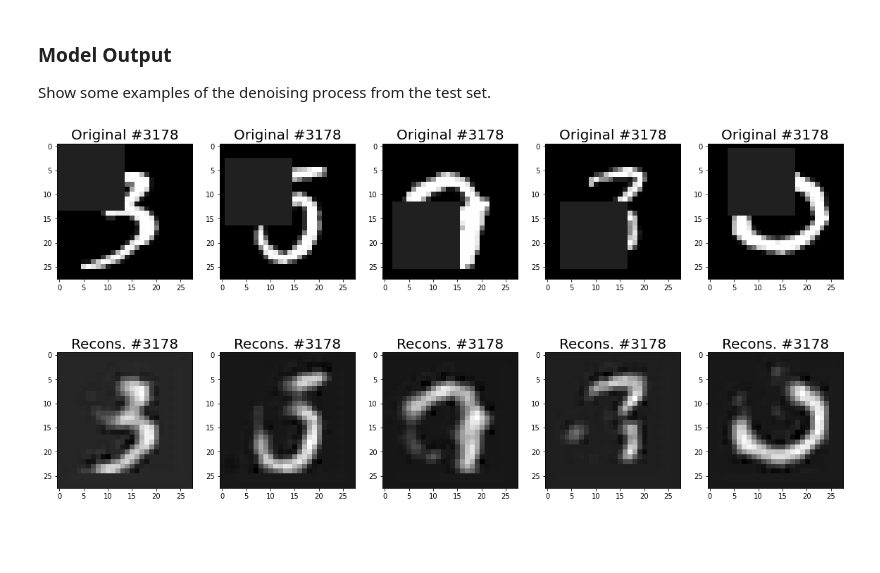
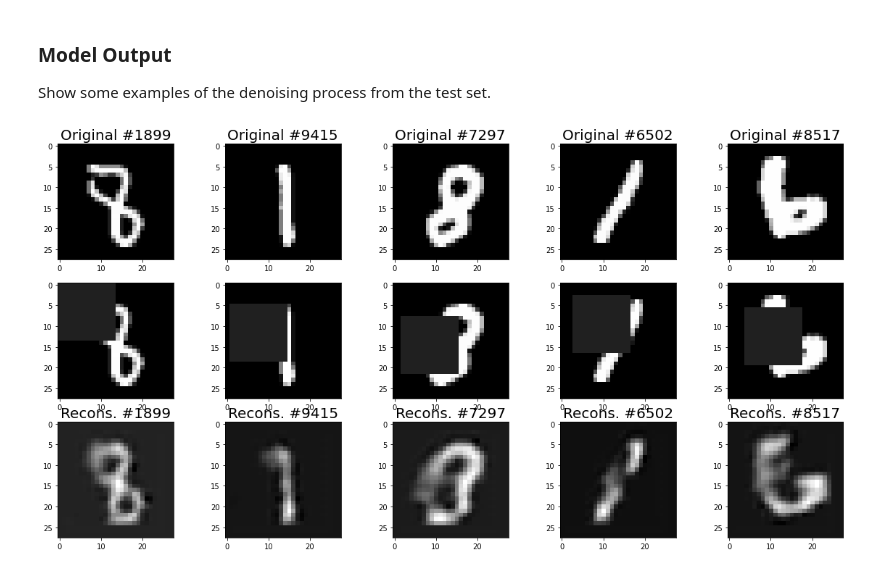
Before and after one commit to sharma-apoorv/Deep-Learning, a Jupyter notebook: Homework/4_AutoEncoders/DATA_598_HW_4.ipynb, the cells around one changed output. Cells and saved outputs as stored; diff of their text form; code cells hidden in the pictures; blank space fills up the shorter version.

Commit message:
Corrected loss function + re-run

```diff
--- a/Homework/4_AutoEncoders/DATA_598_HW_4.ipynb
+++ b/Homework/4_AutoEncoders/DATA_598_HW_4.ipynb
@@ -157,11 +154,0 @@ class AutoEncoder(torch.nn.Module):
-# %%
-def loss_function(true_images, reconstructed_images):  # square loss
-    residual = (true_images - reconstructed_images).view(-1)  # flatten into a vector
-    # return the average over examples
-    return 0.5 * torch.norm(residual) ** 2 / (true_images.shape[0])
-
-def compute_objective(model, images):
-    # reshape images from (B, 28, 28) -> (B, 1, 28, 28) as required by the model
-    images = images.unsqueeze(1)  # Add channel dimension
-    reconstructed_images = model(images)
-    return loss_function(images, reconstructed_images)
@@ -221,0 +178,10 @@ def corrupt_image_batch(images):
+# %%
+def loss_function(true_images, reconstructed_images):  # square loss
+    residual = (true_images - reconstructed_images).view(-1)  # flatten into a vector
+    # return the average over examples
+    return 0.5 * torch.norm(residual) ** 2 / (true_images.shape[0])
+
+def compute_objective(model, original_images, corrupted_images):
+    # reshape images from (B, 28, 28) -> (B, 1, 28, 28) as required by the model
+    reconstructed_images = model(corrupted_images)
+    return loss_function(original_images.unsqueeze(1), reconstructed_images)
@@ -288,18 +289,22 @@ plt.ylim((logs_arr[1:].reshape(-1).min() * 0.95, logs_arr[1:].reshape(-1).max()
 ### Model Output
 Show some examples of the denoising process from the test set.
 # %%
-f, ax = plt.subplots(2, 5, figsize=(20, 10))
+f, ax = plt.subplots(3, 5, figsize=(20, 10))
 
-images = X_test[np.random.choice(X_test.shape[0], 5)].unsqueeze(1)
+idxs = np.random.choice(X_test.shape[0], 5)
+images = X_test[idxs].unsqueeze(1)
 images_corrupted = corrupt_image_batch(images)
 
-for i, x in enumerate(images_corrupted):
-    ax[0, i].imshow(x.squeeze() * std + mean, cmap='gray')  # Note: Undo mean and std normalization before viewing image
+for i, idx in enumerate(idxs):
+    ax[0, i].imshow(images[i].squeeze() * std + mean, cmap='gray')  # Note: Undo mean and std normalization before viewing image
     ax[0, i].set_title(f'Original #{idx}', fontsize=20)
 
+    ax[1, i].imshow(images_corrupted[i].squeeze() * std + mean, cmap='gray')  # Note: Undo mean and std normalization before viewing image
+    ax[2, i].set_title(f'Corrupted #{idx}', fontsize=20)
+
     # add batch and channel dimensions before passing through the model and squeeze them out later
-    xr = model(x.view(1, 1, 28, 28)).detach().squeeze()
-    ax[1, i].imshow(xr * std + mean, cmap='gray')  # Note: Undo mean and std normalization before viewing image
-    ax[1, i].set_title(f'Recons. #{idx}', fontsize=20)
+    xr = model(images_corrupted[i].view(1, 1, 28, 28)).detach().squeeze()
+    ax[2, i].imshow(xr * std + mean, cmap='gray')  # Note: Undo mean and std normalization before viewing image
+    ax[2, i].set_title(f'Recons. #{idx}', fontsize=20)
 # %% [output]
-[figure, old version]
+[figure, new version]
```
Also changed, not shown: parts of 8 cells of this notebook, 2 other files.
